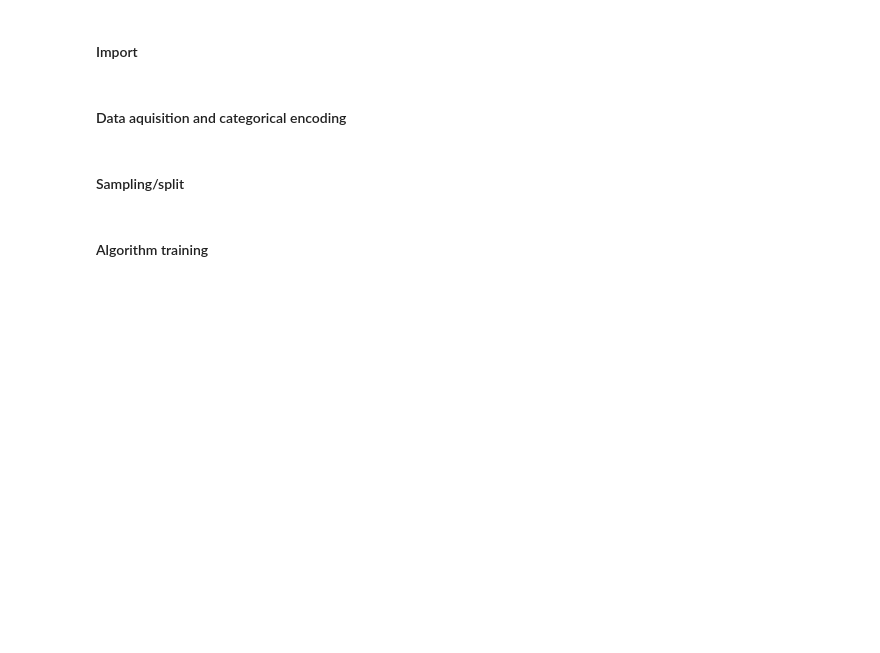
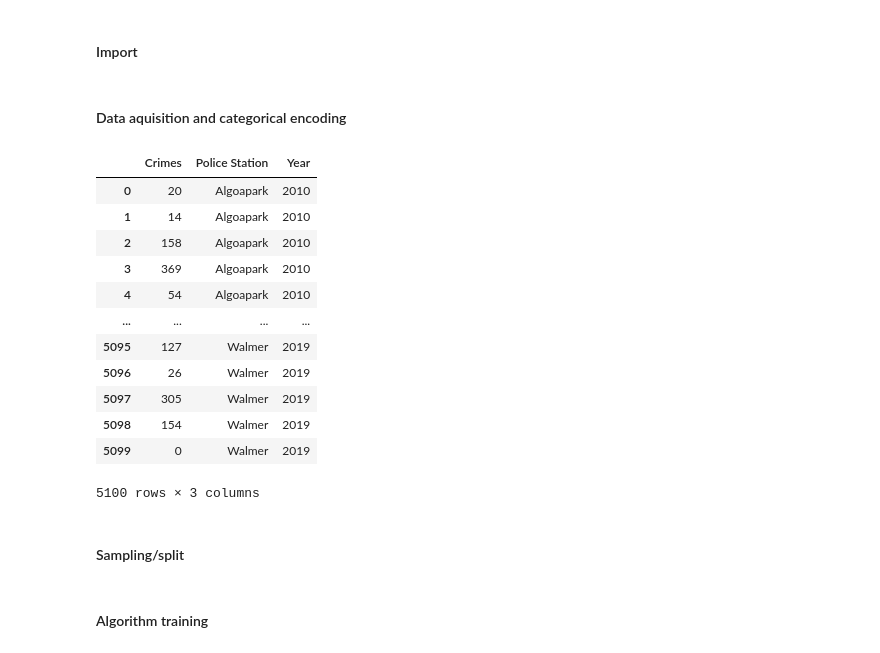
Before and after one commit to BlocknBoom123/CrimePy, a Jupyter notebook: CrimePy.ipynb, the cells around one changed output. Saved outputs shown, nothing was run; the diff lists cells and outputs as text; code cells hidden in the pictures; blank space fills up the shorter version.

```diff
--- a/CrimePy.ipynb
+++ b/CrimePy.ipynb
@@ -273,9 +272,24 @@ from sklearn.metrics import accuracy_score
 # %%
 X = df.drop(['Crime Category', 'Crime', 'Latitude', 'Longitude'], axis=1)
 y = df.iloc[:, 0]
 
-ct = ColumnTransformer(transformers=[('encoder', OneHotEncoder(), [1])], remainder='passthrough')
-X = ct.fit_transform(X)
+# ct = ColumnTransformer(transformers=[('encoder', OneHotEncoder(), [1])], remainder='passthrough')
+# X = ct.fit_transform(X)
+X
+# %% [output]
+|  | Crimes | Police Station | Year |
+| 0 | 20 | Algoapark | 2010 |
+| 1 | 14 | Algoapark | 2010 |
+| 2 | 158 | Algoapark | 2010 |
+| 3 | 369 | Algoapark | 2010 |
+| 4 | 54 | Algoapark | 2010 |
+| ... | ... | ... | ... |
+| 5095 | 127 | Walmer | 2019 |
+| 5096 | 26 | Walmer | 2019 |
+| 5097 | 305 | Walmer | 2019 |
+| 5098 | 154 | Walmer | 2019 |
+| 5099 | 0 | Walmer | 2019 |
+5100 rows × 3 columns
 # %% [markdown]
 #### Sampling/split
 # %%
```
Also changed, not shown: parts of 6 cells of this notebook.
